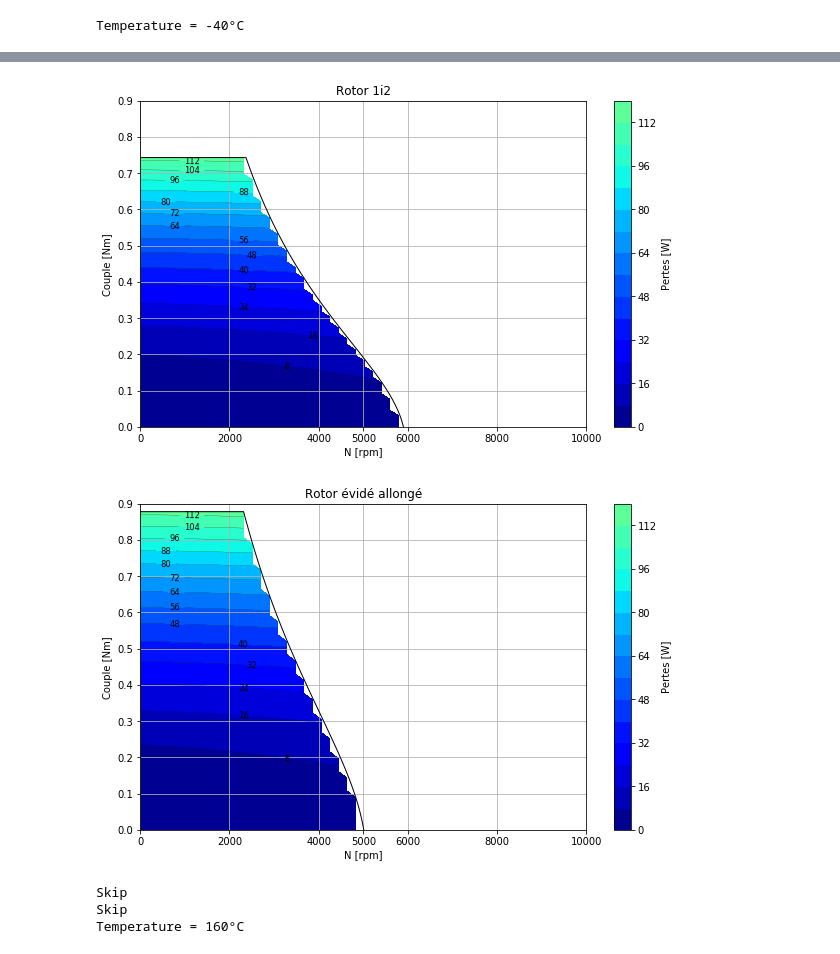
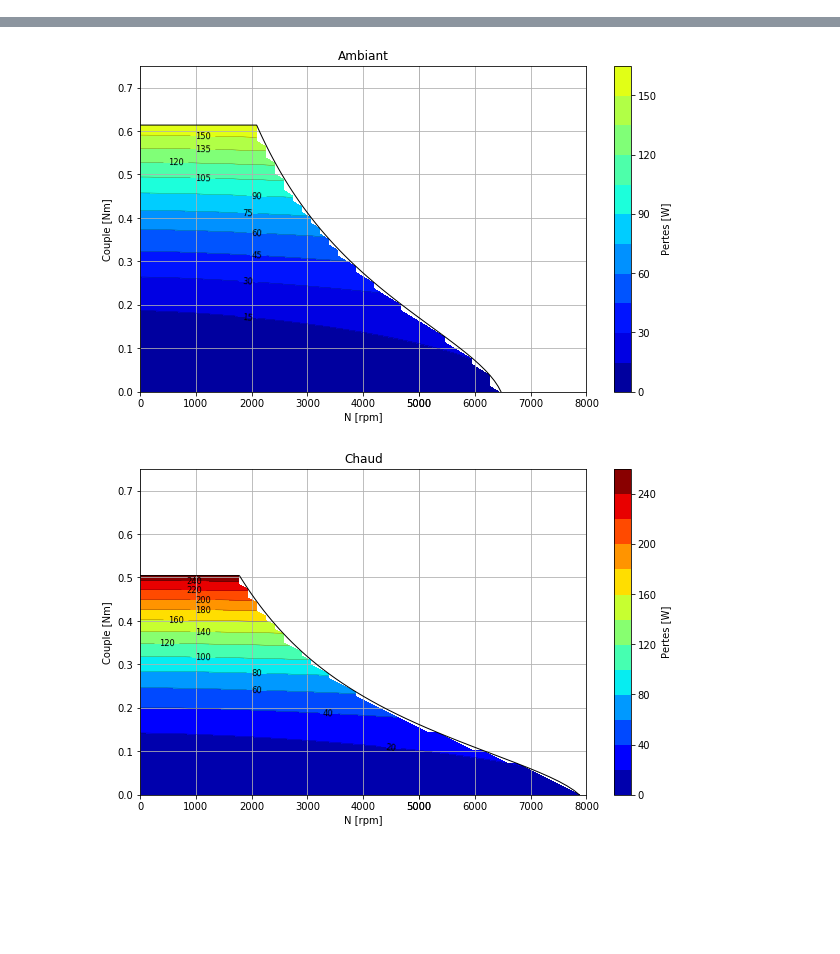
Before and after one commit to TBayborek/PDM, a Jupyter notebook: Motor_sizing_performance.ipynb, the cells around one changed output, grey strips where cells are left out. Drawn from its saved outputs; the diff is of its cells as text; code cells hidden in the pictures; blank space fills up the shorter version.

```diff
--- a/Motor_sizing_performance.ipynb
+++ b/Motor_sizing_performance.ipynb
@@ -350,19 +274,20 @@ def N_speed (I,R1coil,L,phi):
 
     return N
 # %%
-def Pertes (I, N, R1coil):
-    # pertes fer
-    Cp = 1.07
+def Pertes (I, N, R01coil):
+    # pertes fer M270-50A
+    Cp = 2.52
     k = 1.5 # 1.5-1.6
     fel = N/60*Npp
     Bmax = 1.5 # PAS JUSTE
-    mfer = 0.160
+    mfer = 0.160 # kg
 
+    # pertes fer
     Pfer = np.array(Cp*(fel/50)**k*(Bmax/1.5)**2*mfer)
+
     # pertes Joules
-    cr = 3/4 # facteur 1coil - moteur resistance double etoile foc
+    Pj = np.array(cr*(R01coil*(Nsp**2))*I**2)
 
-    Pj = np.array(cr*R1coil*I**2)
     return Pfer+Pj
 # %%
 # Courbe T-w
@@ -516,31 +379,24 @@ Rendement max Rotor évidé allongé: 83.8
 # %%
-to_plot =  ["Rotor évidé", "Rotor 1i2", "Rotor évidé allongé"]
-file_name = ["si","1i2","si_allonge"]
+#T-w pertes
 
 n_colors = 15
 
-for i_t, t_elem in enumerate(Temp):
-    if (i_t == 1)|(i_t == 2):
-        print("Skip")
-        continue
-    print("Temperature = %i°C"%(t_elem))
-    for i, elem_to_plot in enumerate(to_plot):
-        # Plot
-        plt.figure(figsize=(10,6))
+for i, cas_elem in enumerate(Cas):
+    # Plot
+    plt.figure(figsize=(10,6))
 
-        cs = plt.contour(NN,KT_temp[i][i_t]*II,PPertes[i_t][i], n_colors, linewidths=0.2, colors="k", vmin=0, vmax=150)
-        plt.contourf(NN,KT_temp[i][i_t]*II,PPertes[i_t][i],n_colors, cmap = "jet", vmin=0, vmax=250)
-        plt.plot(N_lim[i_t][i],T_lim[i_t][i],"k",linewidth=1)
+    cs = plt.contour(NN,KT[i]*II,PPertes[i], n_colors, linewidths=0.2, colors="k", vmin=0, vmax=np.nanmax(PPertes))
+    plt.contourf(NN,KT[i]*II,PPertes[i],n_colors, cmap = "jet", vmin=0, vmax=np.nanmax(PPertes))
+    plt.plot(N_lim[i],T_lim[i],"k",linewidth=1)
 
-        plt.xlabel("N [rpm]")
-        plt.ylabel("Couple [Nm]")
-        plt.xticks(list(plt.xticks()[0])+[5E+3])
-        plt.title(elem_to_plot)
-        plt.ylim(top = 0.9)
-        plt.grid()
-        plt.colorbar(label="Pertes [W]")
-        plt.clabel(cs, fmt = "%i", fontsize = "smaller")
-        plt.savefig("Tw_pertes_%s_%iC.pdf"%(file_name[i],t_elem))
-        plt.show()
+    plt.xlabel("N [rpm]")
+    plt.ylabel("Couple [Nm]")
+    plt.xticks(list(plt.xticks()[0])+[N_max_cond])
+    plt.title(cas_elem)
+    plt.ylim([0, max(KT)*Imax+0.05])
+    plt.grid()
+    plt.colorbar(label="Pertes [W]")
+    plt.clabel(cs, fmt = "%i", fontsize = "smaller")
+    #plt.savefig("Tw_pertes_%s_%iC.pdf"%(file_name[i],t_elem))
+    plt.show()
 # %% [output]
-Temperature = -40°C
@@ -548,5 +404,2 @@ Temperature = -40°C
-[figure, old version]
+[figure, new version]
-[figure, old version]
+[figure, new version]
-Skip
-Skip
-Temperature = 160°C
```
Also changed, not shown: parts of 19 cells of this notebook, 30 other files.
